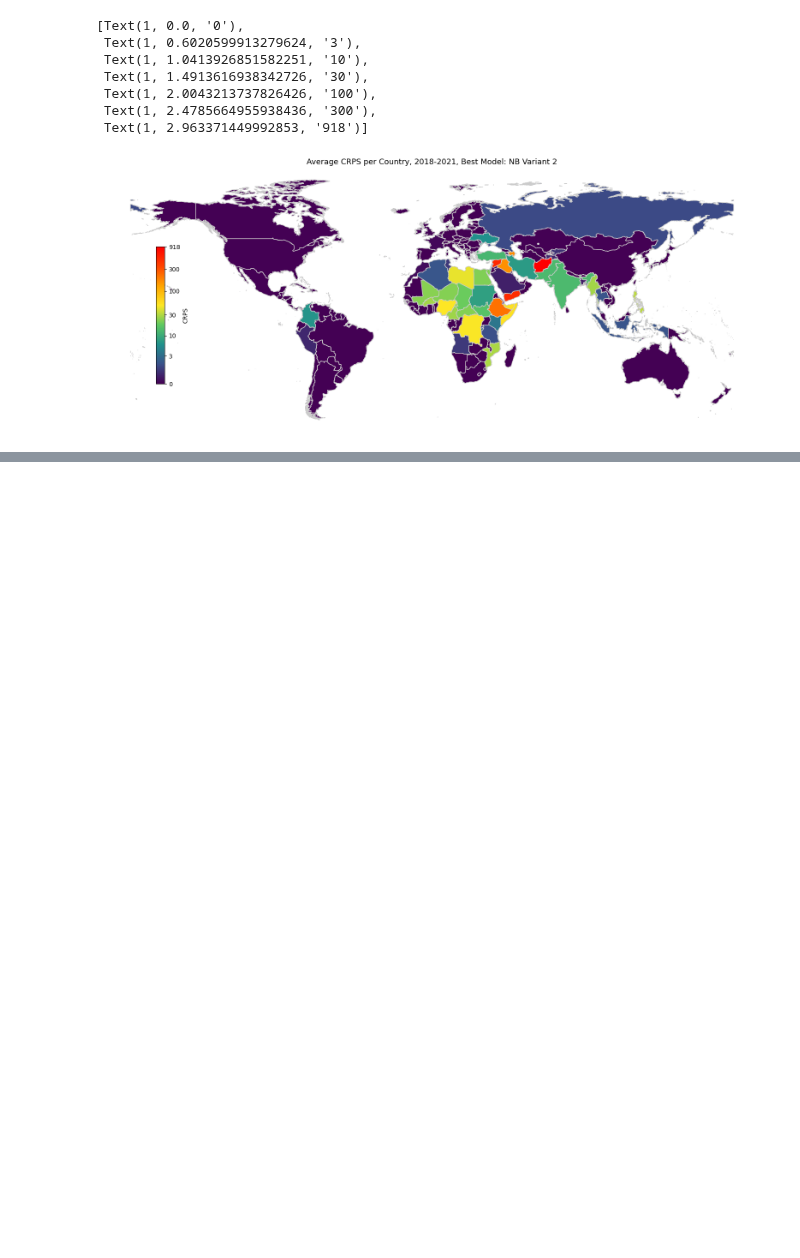
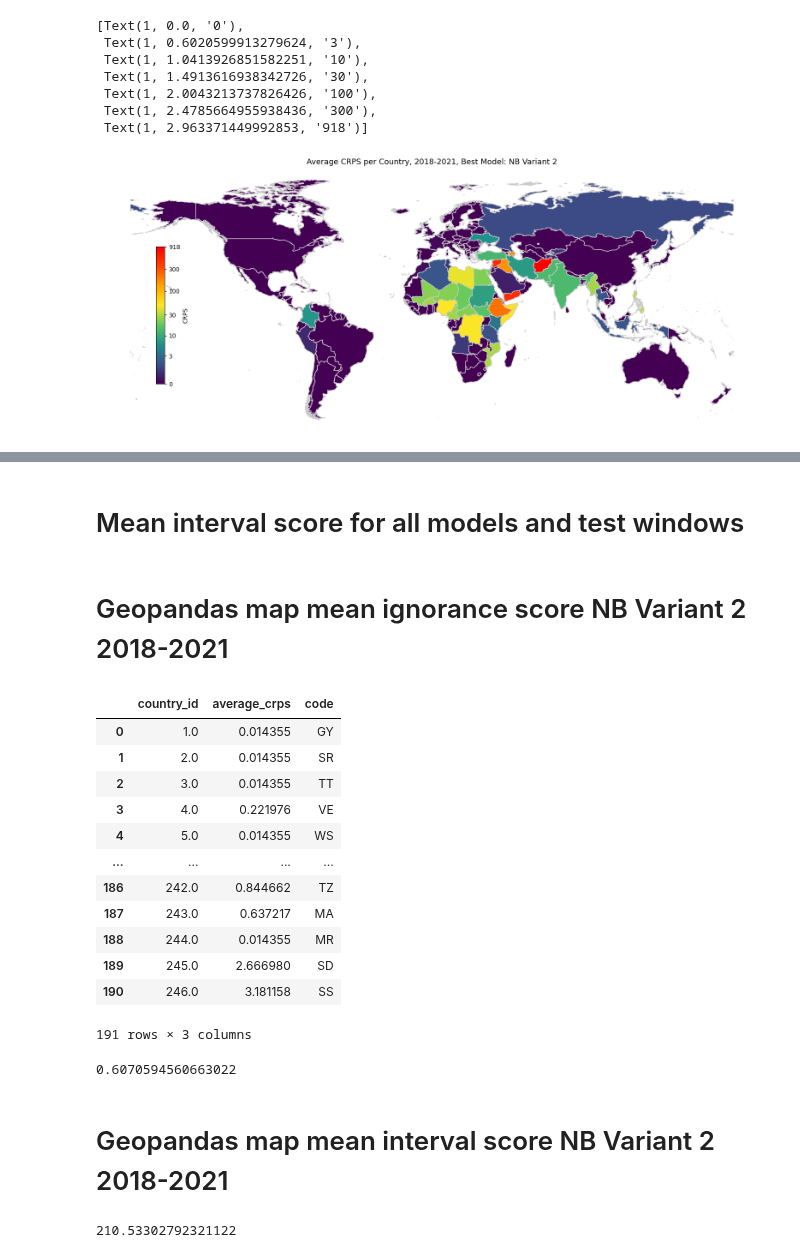
Before and after one commit to toboden/ConflictPredProbabilistic, a Jupyter notebook: plots_model_comp/prediction_plots.ipynb, the cells around one changed output, grey strips where cells are left out. Cells and saved outputs as stored; diff of their text form; code cells hidden in the pictures; blank space fills up the shorter version.

Commit message:
ignorance and interval ready

```diff
--- a/plots_model_comp/prediction_plots.ipynb
+++ b/plots_model_comp/prediction_plots.ipynb
@@ -1237,0 +1466,2 @@ cbar.ax.set_yticklabels(new_labels)
+# %% [markdown]
+# Mean interval score for all models and test windows
@@ -1237,0 +1573,61 @@ cbar.ax.set_yticklabels(new_labels)
+# %% [markdown]
+# Geopandas map mean ignorance score NB Variant 2 2018-2021
+# %%
+s_prediction_list = list(range(3, 15))
+
+data = {'country_id': [], 'average_ignorance': []}
+df_nb_average_ignorance = pd.DataFrame(data)
+
+iso_2_codes_list = ['GY', 'SR', 'TT', 'VE', 'WS', 'TO', 'AR', 'BO', 'BR', 'CL', 'EC', 'PY', 'PE', 'UY', 'GT', 'MX', 'BB', 'DM', 'GD', 'LC', 'VC', 'DO', 'HT', 'JM', 'BS', 'BZ', 'CO', 'CR', 'CU', 'SV', 'HN', 'NI', 'PA', 'AG', 'KN', 'IS', 'IE', 'GB', 'CV', 'CI', 'GH', 'LR', 'PT', 'ES', 'BF', 'GN', 'GW', 'ML', 'SN', 'SL', 'GM', 'DJ', 'ER', 'ET', 'MN', 'IQ', 'JO', 'KZ', 'NO', 'RU', 'SE', 'DZ', 'CM', 'CF', 'TN', 'BJ', 'GQ', 'KI', 'NE', 'NG', 'ST', 'TG', 'AL', 'BA', 'HR', 'IT', 'MK', 'MT', 'BG', 'CY', 'GE', 'GR', 'LB', 'TR', 'AT', 'CZ', 'DK', 'HU', 'PL', 'SK', 'SI', 'BE', 'FR', 'LU', 'NL', 'CH', 'BY', 'EE', 'FI', 'LV', 'LT', 'MD', 'RO', 'UA', 'MV', 'OM', 'SO', 'LK', 'TM', 'UZ', 'YE', 'AM', 'AZ', 'BH', 'IR', 'KW', 'QA', 'SA', 'AE', 'AF', 'KG', 'NP', 'PK', 'TJ', 'BD', 'BT', 'BN', 'JP', 'KP', 'PW', 'PH', 'KR', 'KH', 'LA', 'MM', 'TH', 'VN', 'MH', 'FM', 'BW', 'BI', 'RW', 'ZM', 'ZW', 'KM', 'LS', 'MW', 'MZ', 'ZA', 'SZ', 'AO', 'CG', 'CD', 'FJ', 'GA', 'NA', 'NZ', 'MG', 'MU', 'SC', 'TL', 'AU', 'NR', 'PG', 'SB', 'TV', 'VU', 'CA', 'DE', 'TW', 'CN', 'MY', 'SG', 'ID', 'LY', 'TD', 'IL', 'SY', 'EG', 'IN', 'ME', 'XK', 'RS', 'US', 'UG', 'KE', 'TZ', 'MA', 'MR', 'SD', 'SS']
+
+for country in country_list:
+
+    ignorance_nb_year = []
+
+    for i in range(len(actual_years)):
+
+        year = actual_years[i]
+        dataset_index = actual_years.index(year)
+        nb_baseline_data = prediction_data_list[dataset_index]['NB']
+
+        actual_data = actuals_df_list[dataset_index]['data']
+        actual_group = actual_data.groupby('country_id')
+
+        mean_ignorance_nb = []
+
+        for s in s_prediction_list:
+            prediction_month = actual_data.index.get_level_values('month_id').unique().to_list()[s-3]
+            y_true = actual_group.get_group(country).iloc[s-3,0]
+
+            nb_baseline_empirical_distribution = nb_baseline_data.loc[(prediction_month,country),:].values.flatten()
+
+            mean_ignorance_nb.append(ensemble_ignorance_score(y_true, nb_baseline_empirical_distribution, bins) + 0)
+
+        ignorance_nb_year.append(np.mean(mean_ignorance_nb))
+
+    df_nb_average_ignorance.loc[len(df_nb_average_ignorance)] = [country, np.mean(ignorance_nb_year)]
+
+
+df_nb_average_ignorance['code'] = iso_2_codes_list
+# %%
+df_nb_average_ignorance
+# %% [output]
+|  | country_id | average_crps | code |
+| 0 | 1.0 | 0.014355 | GY |
+| 1 | 2.0 | 0.014355 | SR |
+| 2 | 3.0 | 0.014355 | TT |
+| 3 | 4.0 | 0.221976 | VE |
+| 4 | 5.0 | 0.014355 | WS |
+| ... | ... | ... | ... |
+| 186 | 242.0 | 0.844662 | TZ |
+| 187 | 243.0 | 0.637217 | MA |
+| 188 | 244.0 | 0.014355 | MR |
+| 189 | 245.0 | 2.666980 | SD |
+| 190 | 246.0 | 3.181158 | SS |
+191 rows × 3 columns
+# %%
+np.mean(df_nb_average_ignorance['average_ignorance'])
+# %% [output]
+0.6070594560663022
+# %% [markdown]
+# Geopandas map mean interval score NB Variant 2 2018-2021
@@ -1237,0 +1671,4 @@ cbar.ax.set_yticklabels(new_labels)
+# %%
+np.mean(df_nb_average_interval['average_interval'])
+# %% [output]
+210.53302792321122
```
Also changed, not shown: parts of 8 cells of this notebook, 1 other file.
